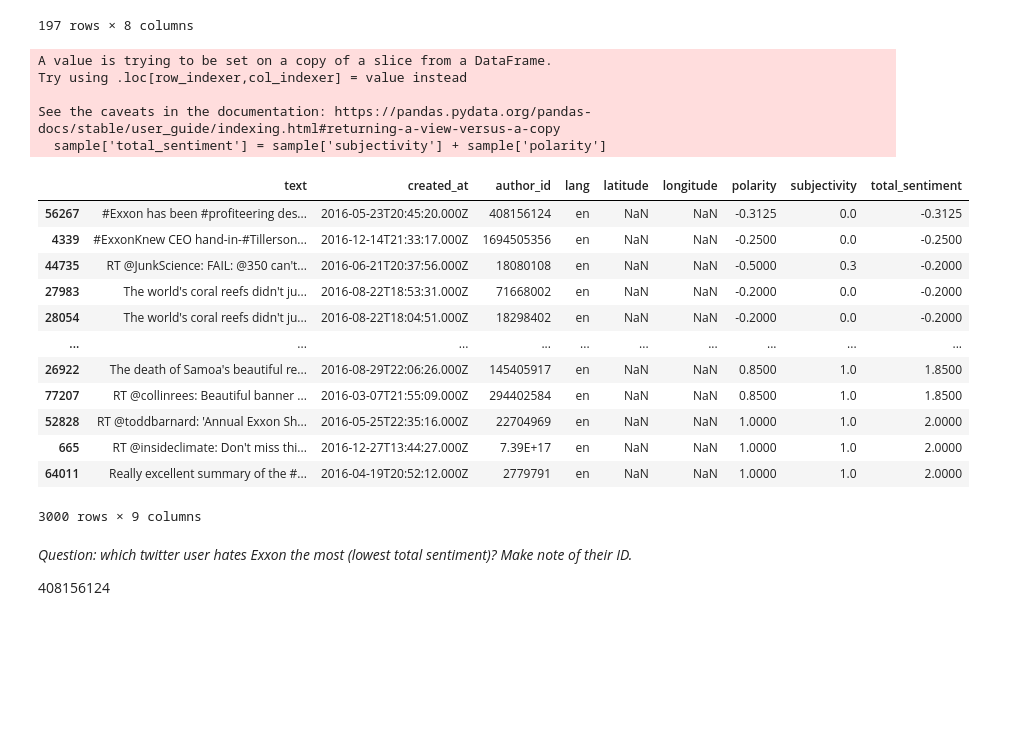
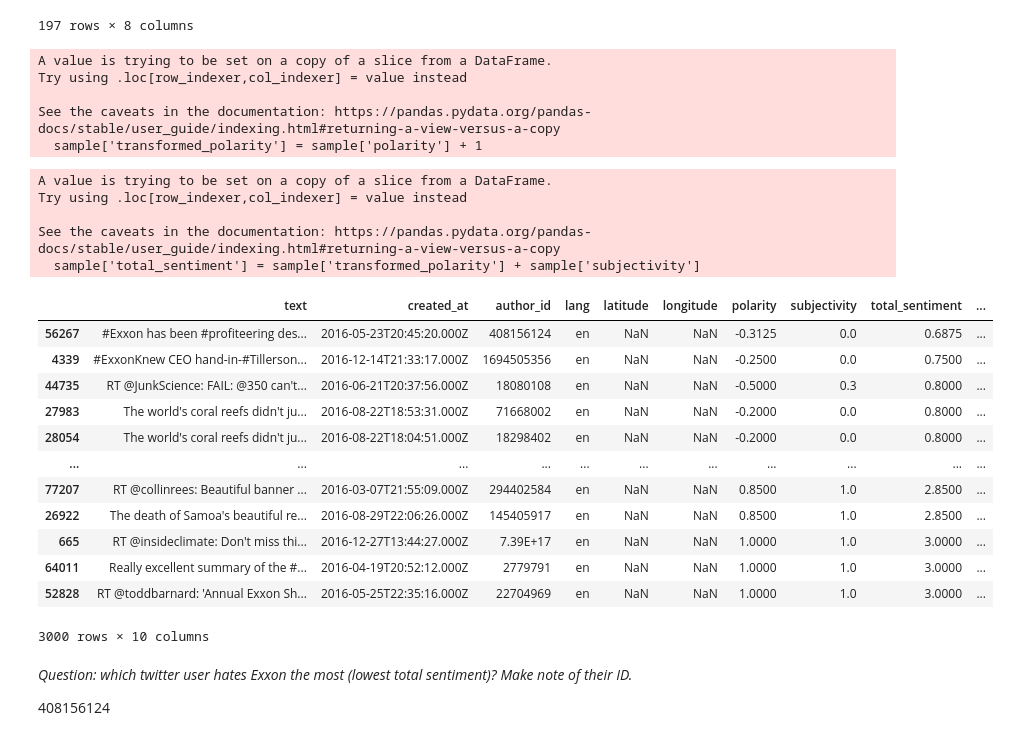
Before and after one commit to yoko-37458/QM2, a Jupyter notebook: Workshop 4.ipynb, the cells around one changed output. Cells and saved outputs as stored; diff of their text form; code cells hidden in the pictures; blank space fills up the shorter version.

```diff
--- a/Workshop 4.ipynb
+++ b/Workshop 4.ipynb
@@ -771,29 +765,38 @@ filtered_tweets
 | 32530 | RT @ClimateTruthOrg: World's bigg... | 2016-08-11T15:58:55.000Z | 55908595 | en | NaN | NaN | -0.416667 | 0.666667 |
 | 77966 | RT @Starbuck: What #ExxonKnew abo... | 2016-03-04T02:43:40.000Z | 2804780070 | en | NaN | NaN | -0.400000 | 0.600000 |
 197 rows × 8 columns
+# %%
+# Shift polarity to 0-2 range so that they won't cancel the effect of subjectivity
+sample['transformed_polarity'] = sample['polarity'] + 1
+# %% [output]
+A value is trying to be set on a copy of a slice from a DataFrame.
+Try using .loc[row_indexer,col_indexer] = value instead
+
+See the caveats in the documentation: https://pandas.pydata.org/pandas-docs/stable/user_guide/indexing.html#returning-a-view-versus-a-copy
+  sample['transformed_polarity'] = sample['polarity'] + 1
 # %%
-sample['total_sentiment'] = sample['subjectivity'] + sample['polarity']
+sample['total_sentiment'] = sample['transformed_polarity'] + sample['subjectivity']
 sorted_total_sentiment = sample.sort_values(by='total_sentiment')
 sorted_total_sentiment
 # %% [output]
 A value is trying to be set on a copy of a slice from a DataFrame.
 Try using .loc[row_indexer,col_indexer] = value instead
 
 See the caveats in the documentation: https://pandas.pydata.org/pandas-docs/stable/user_guide/indexing.html#returning-a-view-versus-a-copy
-  sample['total_sentiment'] = sample['subjectivity'] + sample['polarity']
+  sample['total_sentiment'] = sample['transformed_polarity'] + sample['subjectivity']
-|  | text | created_at | author_id | lang | latitude | longitude | polarity | subjectivity | total_sentiment |
-| 56267 | #Exxon has been #profiteering des... | 2016-05-23T20:45:20.000Z | 408156124 | en | NaN | NaN | -0.3125 | 0.0 | -0.3125 |
-| 4339 | #ExxonKnew CEO hand-in-#Tillerson... | 2016-12-14T21:33:17.000Z | 1694505356 | en | NaN | NaN | -0.2500 | 0.0 | -0.2500 |
-| 44735 | RT @JunkScience: FAIL: @350 can't... | 2016-06-21T20:37:56.000Z | 18080108 | en | NaN | NaN | -0.5000 | 0.3 | -0.2000 |
-| 27983 | The world's coral reefs didn't ju... | 2016-08-22T18:53:31.000Z | 71668002 | en | NaN | NaN | -0.2000 | 0.0 | -0.2000 |
-| 28054 | The world's coral reefs didn't ju... | 2016-08-22T18:04:51.000Z | 18298402 | en | NaN | NaN | -0.2000 | 0.0 | -0.2000 |
-| ... | ... | ... | ... | ... | ... | ... | ... | ... | ... |
-| 26922 | The death of Samoa's beautiful re... | 2016-08-29T22:06:26.000Z | 145405917 | en | NaN | NaN | 0.8500 | 1.0 | 1.8500 |
-| 77207 | RT @collinrees: Beautiful banner ... | 2016-03-07T21:55:09.000Z | 294402584 | en | NaN | NaN | 0.8500 | 1.0 | 1.8500 |
-| 52828 | RT @toddbarnard: 'Annual Exxon Sh... | 2016-05-25T22:35:16.000Z | 22704969 | en | NaN | NaN | 1.0000 | 1.0 | 2.0000 |
-| 665 | RT @insideclimate: Don't miss thi... | 2016-12-27T13:44:27.000Z | 7.39E+17 | en | NaN | NaN | 1.0000 | 1.0 | 2.0000 |
-| 64011 | Really excellent summary of the #... | 2016-04-19T20:52:12.000Z | 2779791 | en | NaN | NaN | 1.0000 | 1.0 | 2.0000 |
+|  | text | created_at | author_id | lang | latitude | longitude | polarity | subjectivity | total_sentiment | ... |
+| 56267 | #Exxon has been #profiteering des... | 2016-05-23T20:45:20.000Z | 408156124 | en | NaN | NaN | -0.3125 | 0.0 | 0.6875 | ... |
+| 4339 | #ExxonKnew CEO hand-in-#Tillerson... | 2016-12-14T21:33:17.000Z | 1694505356 | en | NaN | NaN | -0.2500 | 0.0 | 0.7500 | ... |
+| 44735 | RT @JunkScience: FAIL: @350 can't... | 2016-06-21T20:37:56.000Z | 18080108 | en | NaN | NaN | -0.5000 | 0.3 | 0.8000 | ... |
+| 27983 | The world's coral reefs didn't ju... | 2016-08-22T18:53:31.000Z | 71668002 | en | NaN | NaN | -0.2000 | 0.0 | 0.8000 | ... |
+| 28054 | The world's coral reefs didn't ju... | 2016-08-22T18:04:51.000Z | 18298402 | en | NaN | NaN | -0.2000 | 0.0 | 0.8000 | ... |
+| ... | ... | ... | ... | ... | ... | ... | ... | ... | ... | ... |
+| 77207 | RT @collinrees: Beautiful banner ... | 2016-03-07T21:55:09.000Z | 294402584 | en | NaN | NaN | 0.8500 | 1.0 | 2.8500 | ... |
+| 26922 | The death of Samoa's beautiful re... | 2016-08-29T22:06:26.000Z | 145405917 | en | NaN | NaN | 0.8500 | 1.0 | 2.8500 | ... |
+| 665 | RT @insideclimate: Don't miss thi... | 2016-12-27T13:44:27.000Z | 7.39E+17 | en | NaN | NaN | 1.0000 | 1.0 | 3.0000 | ... |
+| 64011 | Really excellent summary of the #... | 2016-04-19T20:52:12.000Z | 2779791 | en | NaN | NaN | 1.0000 | 1.0 | 3.0000 | ... |
+| 52828 | RT @toddbarnard: 'Annual Exxon Sh... | 2016-05-25T22:35:16.000Z | 22704969 | en | NaN | NaN | 1.0000 | 1.0 | 3.0000 | ... |
-3000 rows × 9 columns
+3000 rows × 10 columns
 # %% [markdown]
 *Question: which twitter user hates Exxon the most (lowest total sentiment)? Make note of their ID.*
 
```
Also changed, not shown: parts of 2 cells of this notebook.
